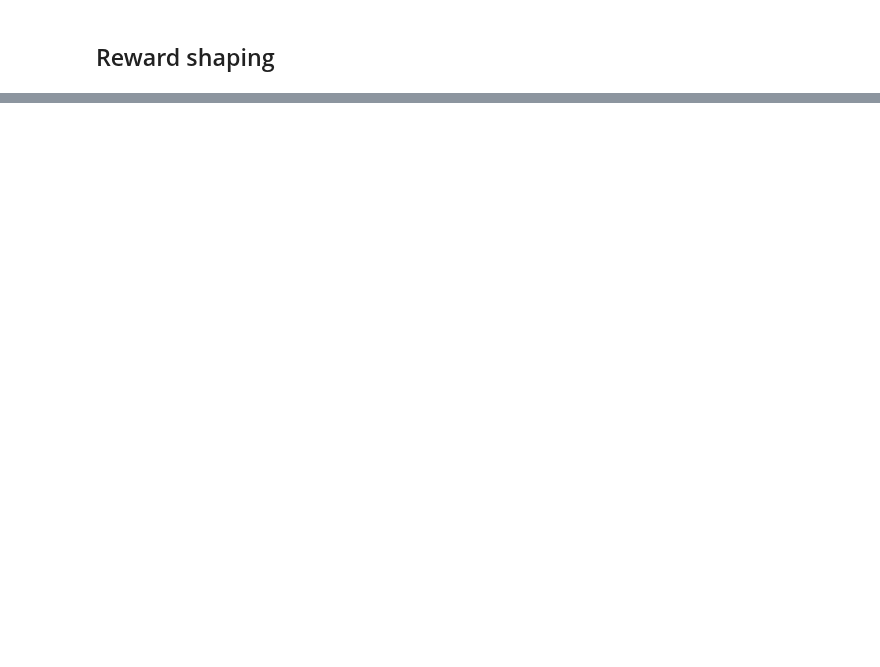
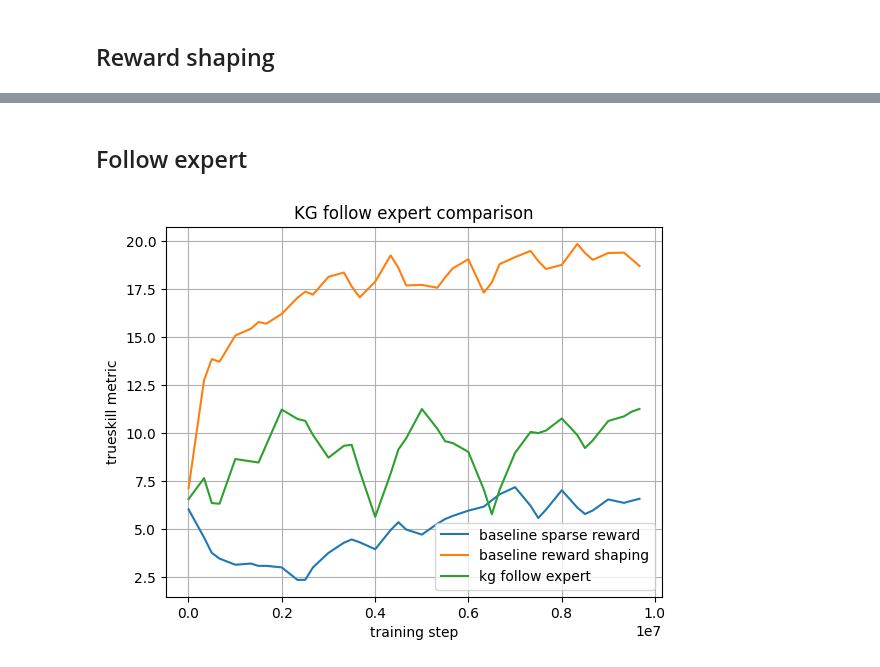
Before and after one commit to adFrej/kg-rl-rts, a Jupyter notebook: results/final_results.ipynb, the cells around one changed output, grey strips where cells are left out. Saved outputs shown, nothing was run; the diff lists cells and outputs as text; code cells hidden in the pictures; blank space fills up the shorter version.

```diff
--- a/results/final_results.ipynb
+++ b/results/final_results.ipynb
@@ -30,0 +80,9 @@ s = new_base()\
+# %% [markdown]
+## Follow expert
+# %%
+s = new_base()\
+    .add_all_scores_dir("kg_follow_expert", "kg follow expert", experiments_path="../final_results")\
+    .add_score(r"MicroRTSGridModeVecEnv__ppo_gridnet__prior__kg10__67__1731322459", "kg follow expert", directory="kg10")\
+    .draw_avg("KG follow expert comparison", file="kg_follow_expert_1")
+# %% [output]
+[figure, added]
```
Also changed, not shown: parts of 15 cells of this notebook, 8 other files.
